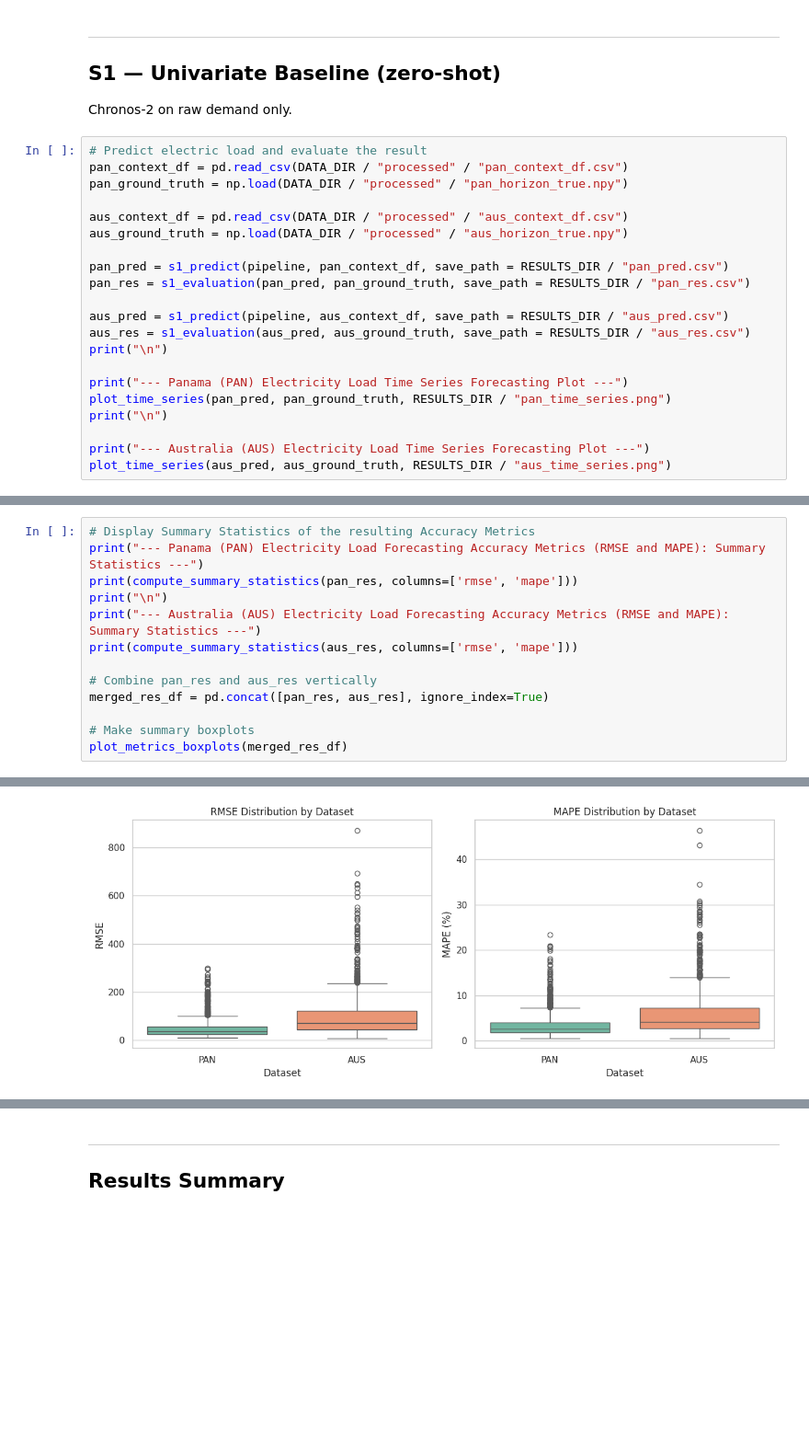
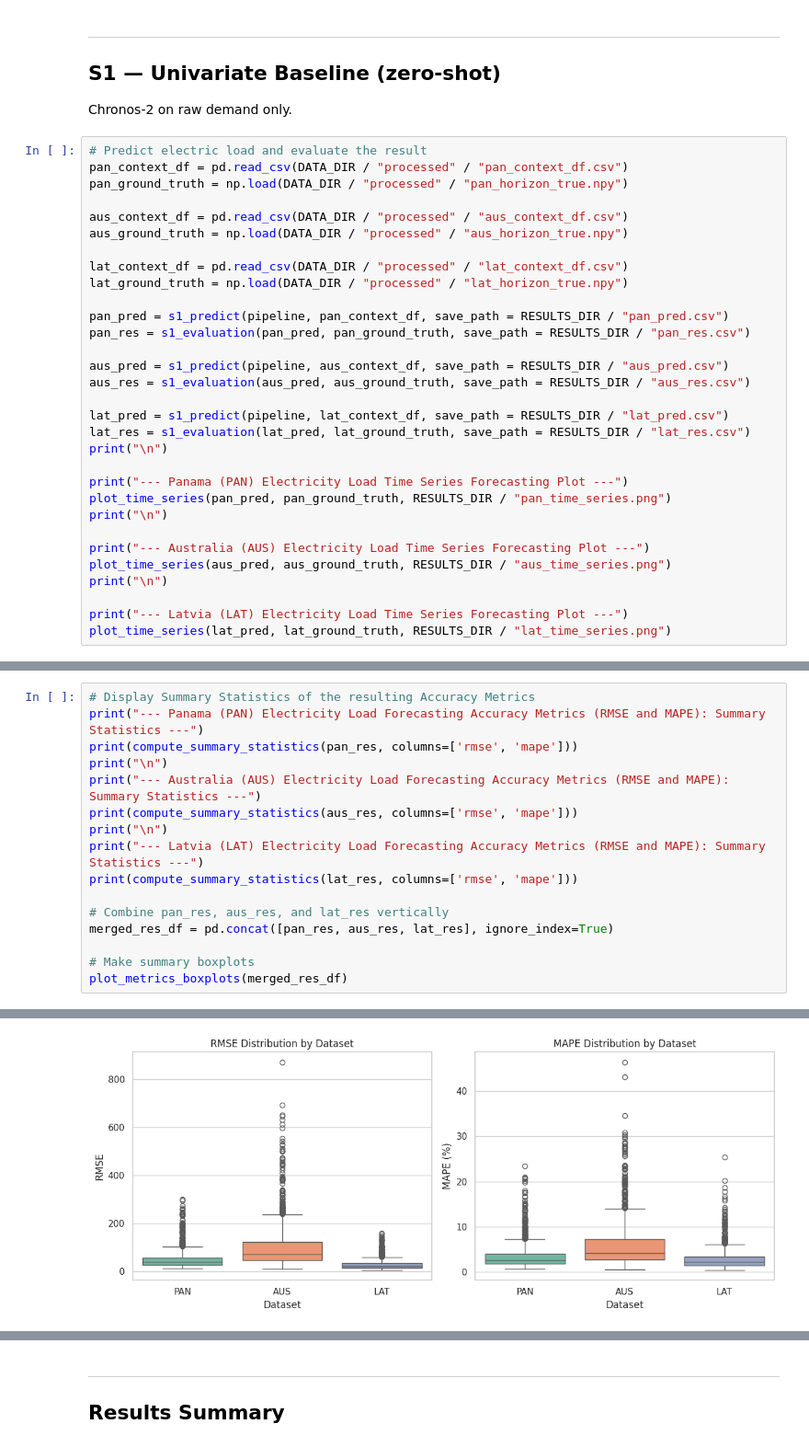
Before and after one commit to schmetti-kim/RCS_time_series_forecasting_electric_load, a Jupyter notebook: chronos_research/main.ipynb, the cells around one changed output, grey strips where cells are left out. Shown at 92% size. Cells and saved outputs as stored; diff of their text form; blank space fills up the shorter version.

Commit message:
Complete Univariate Evaluation spanning all three Datasets (PAN, AUS, LAT)

```diff
--- a/chronos_research/main.ipynb
+++ b/chronos_research/main.ipynb
@@ -135,11 +171,17 @@ pan_ground_truth = np.load(DATA_DIR / "processed" / "pan_horizon_true.npy")
 aus_context_df = pd.read_csv(DATA_DIR / "processed" / "aus_context_df.csv")
 aus_ground_truth = np.load(DATA_DIR / "processed" / "aus_horizon_true.npy")
 
+lat_context_df = pd.read_csv(DATA_DIR / "processed" / "lat_context_df.csv")
+lat_ground_truth = np.load(DATA_DIR / "processed" / "lat_horizon_true.npy")
+
 pan_pred = s1_predict(pipeline, pan_context_df, save_path = RESULTS_DIR / "pan_pred.csv")
 pan_res = s1_evaluation(pan_pred, pan_ground_truth, save_path = RESULTS_DIR / "pan_res.csv")
 
 aus_pred = s1_predict(pipeline, aus_context_df, save_path = RESULTS_DIR / "aus_pred.csv")
 aus_res = s1_evaluation(aus_pred, aus_ground_truth, save_path = RESULTS_DIR / "aus_res.csv")
+
+lat_pred = s1_predict(pipeline, lat_context_df, save_path = RESULTS_DIR / "lat_pred.csv")
+lat_res = s1_evaluation(lat_pred, lat_ground_truth, save_path = RESULTS_DIR / "lat_res.csv")
 print("\n")
 
 print("--- Panama (PAN) Electricity Load Time Series Forecasting Plot ---")
@@ -148,6 +190,10 @@ print("\n")
 
 print("--- Australia (AUS) Electricity Load Time Series Forecasting Plot ---")
 plot_time_series(aus_pred, aus_ground_truth, RESULTS_DIR / "aus_time_series.png")
+print("\n")
+
+print("--- Latvia (LAT) Electricity Load Time Series Forecasting Plot ---")
+plot_time_series(lat_pred, lat_ground_truth, RESULTS_DIR / "lat_time_series.png")
 # %% [output]
 Predictions successfully created and saved to '/content/drive/MyDrive/RCS_time_series_forecasting_electric_load/chronos_research/results/pan_pred.csv'.
 Metrics successfully created and saved to '/content/drive/MyDrive/RCS_time_series_forecasting_electric_load/chronos_research/results/pan_res.csv'.
@@ -170,9 +223,12 @@ print(compute_summary_statistics(pan_res, columns=['rmse', 'mape']))
 print("\n")
 print("--- Australia (AUS) Electricity Load Forecasting Accuracy Metrics (RMSE and MAPE): Summary Statistics ---")
 print(compute_summary_statistics(aus_res, columns=['rmse', 'mape']))
+print("\n")
+print("--- Latvia (LAT) Electricity Load Forecasting Accuracy Metrics (RMSE and MAPE): Summary Statistics ---")
+print(compute_summary_statistics(lat_res, columns=['rmse', 'mape']))
 
-# Combine pan_res and aus_res vertically
-merged_res_df = pd.concat([pan_res, aus_res], ignore_index=True)
+# Combine pan_res, aus_res, and lat_res vertically
+merged_res_df = pd.concat([pan_res, aus_res, lat_res], ignore_index=True)
 
 # Make summary boxplots
 plot_metrics_boxplots(merged_res_df)
@@ -197,4 +253,4 @@ max      870.514888    46.304512
-[figure, old version]
+[figure, new version]
 Box plots successfully created and saved.
 # %% [markdown]
 ---
```
Also changed, not shown: parts of 11 cells of this notebook, 11 other files.
